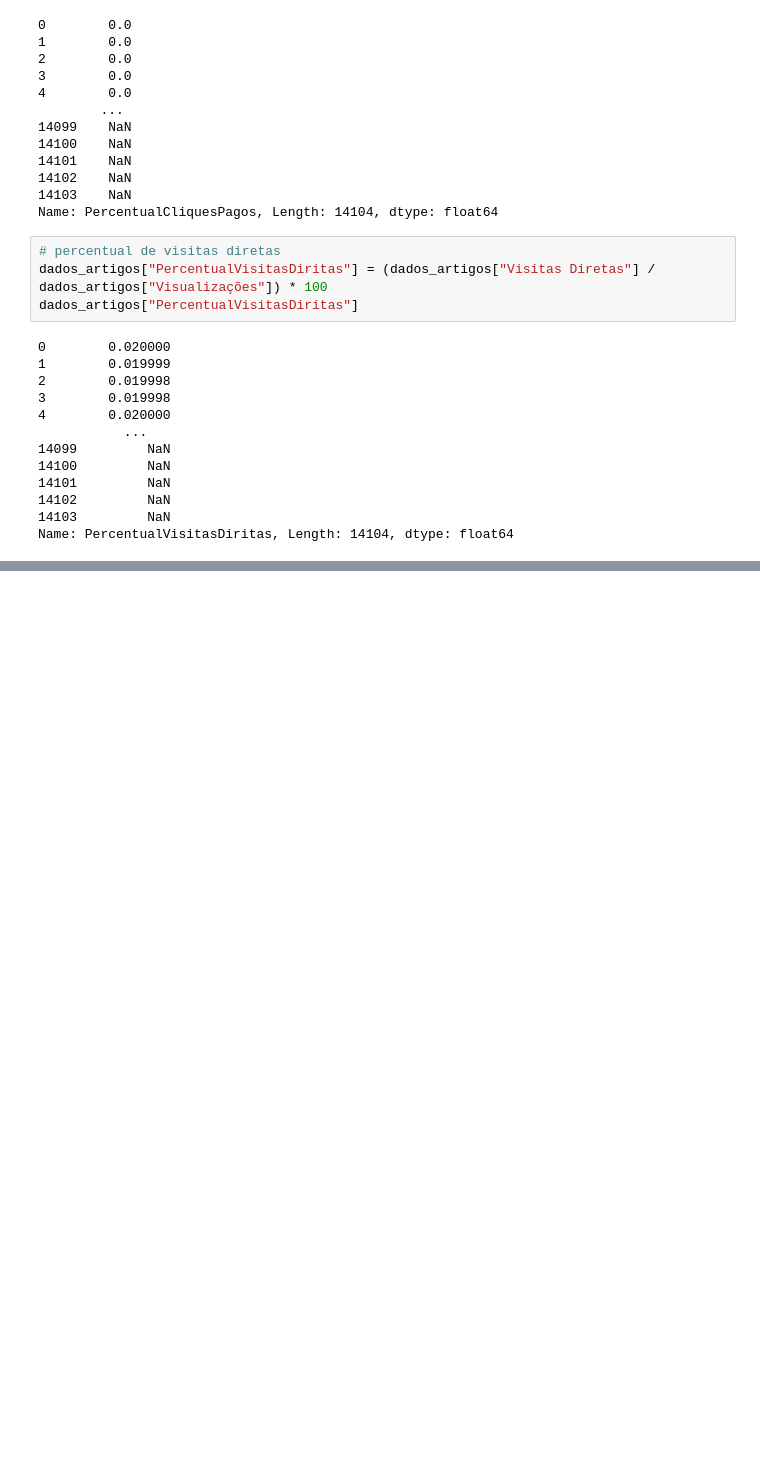
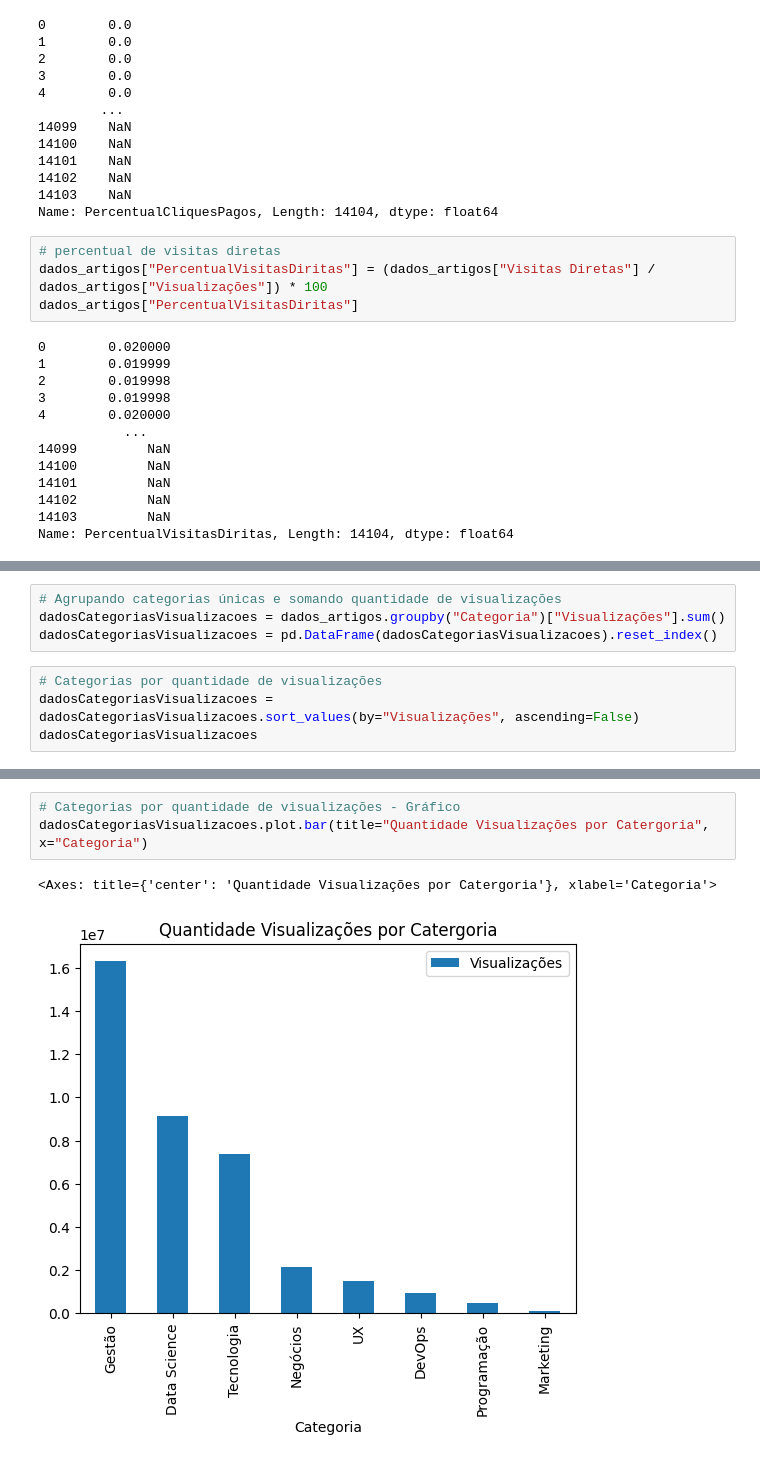
Before and after one commit to joseevilasio/ChallengeBI_Alura, a Jupyter notebook: analises_codfonte.ipynb, the cells around one changed output, grey strips where cells are left out. Saved outputs shown, nothing was run; the diff lists cells and outputs as text; blank space fills up the shorter version.

Commit message:
avançando para criação de gráficos

```diff
--- a/analises_codfonte.ipynb
+++ b/analises_codfonte.ipynb
@@ -215,0 +327,8 @@ Name: PercentualVisitasDiritas, Length: 14104, dtype: float64
+# %%
+# Agrupando categorias únicas e somando quantidade de visualizações
+dadosCategoriasVisualizacoes = dados_artigos.groupby("Categoria")["Visualizações"].sum()
+dadosCategoriasVisualizacoes = pd.DataFrame(dadosCategoriasVisualizacoes).reset_index()
+# %%
+# Categorias por quantidade de visualizações
+dadosCategoriasVisualizacoes = dadosCategoriasVisualizacoes.sort_values(by="Visualizações", ascending=False)
+dadosCategoriasVisualizacoes
@@ -215,0 +345,6 @@ Name: PercentualVisitasDiritas, Length: 14104, dtype: float64
+# %%
+# Categorias por quantidade de visualizações - Gráfico
+dadosCategoriasVisualizacoes.plot.bar(title="Quantidade Visualizações por Catergoria", x="Categoria")
+# %% [output]
+<Axes: title={'center': 'Quantidade Visualizações por Catergoria'}, xlabel='Categoria'>
+[figure, added]
```
Also changed, not shown: parts of 15 cells of this notebook.
